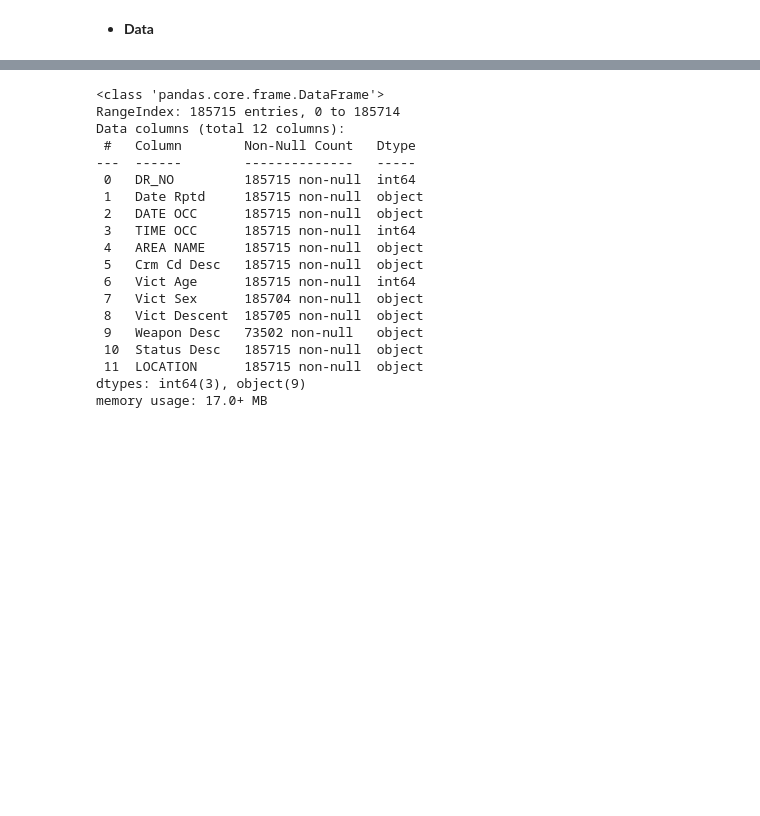
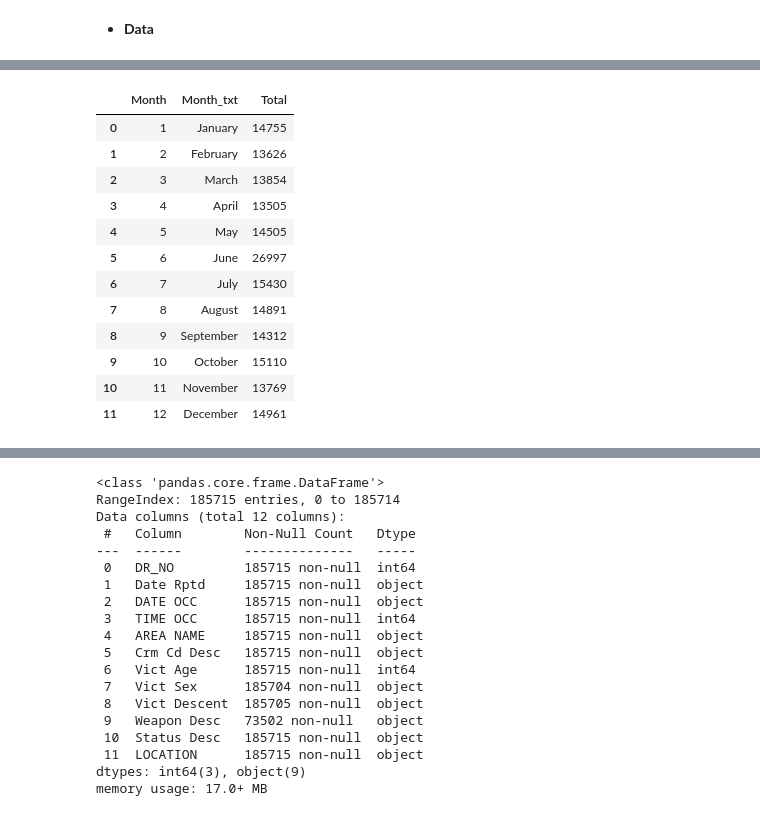
Before and after one commit to TimotheeNkwar/Data-Science-projects, a Jupyter notebook: project 4 EDA_Crime/EDA_Crime.ipynb, the cells around one changed output, grey strips where cells are left out. Cells and saved outputs as stored; diff of their text form; code cells hidden in the pictures; blank space fills up the shorter version.

```diff
--- a/project 4 EDA_Crime/EDA_Crime.ipynb
+++ b/project 4 EDA_Crime/EDA_Crime.ipynb
@@ -40,3 +98,24 @@ data.head()
+# %%
+data_group = (
+    data.groupby(["Month", "Month_txt"])
+    .size()
+    .reset_index(name="Total")
+)
+data_group
+# %% [output]
+|  | Month | Month_txt | Total |
+| 0 | 1 | January | 14755 |
+| 1 | 2 | February | 13626 |
+| 2 | 3 | March | 13854 |
+| 3 | 4 | April | 13505 |
+| 4 | 5 | May | 14505 |
+| 5 | 6 | June | 26997 |
+| 6 | 7 | July | 15430 |
+| 7 | 8 | August | 14891 |
+| 8 | 9 | September | 14312 |
+| 9 | 10 | October | 15110 |
+| 10 | 11 | November | 13769 |
+| 11 | 12 | December | 14961 |
 # %%
 # show the last 5 rows of the data
 data.tail()
```
Also changed, not shown: parts of 6 cells of this notebook.
